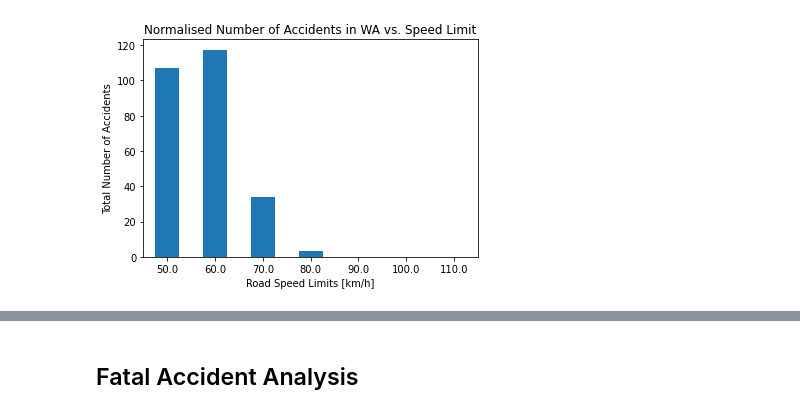
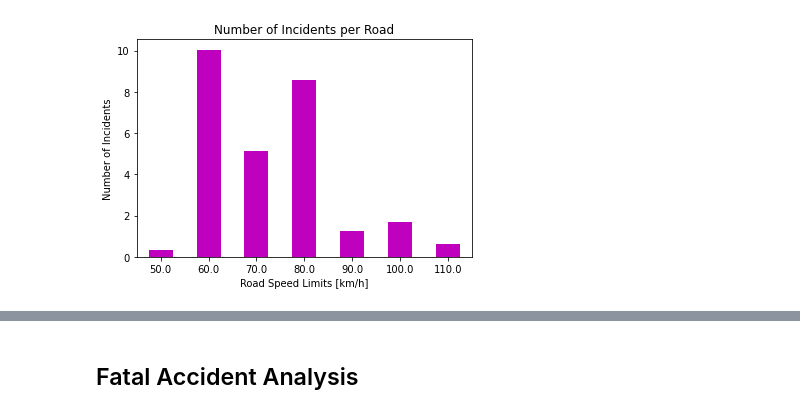
Before and after one commit to NZeinali/project_one, a Jupyter notebook: project1.ipynb, the cells around one changed output, grey strips where cells are left out. Cells and saved outputs as stored; diff of their text form; code cells hidden in the pictures.

```diff
--- a/project1.ipynb
+++ b/project1.ipynb
@@ -62,6 +67,9 @@ clean_merged_df=merged_df.loc[merged_df["SPEED_LIMIT"]!= \
 
 # Convert SPEED_LIMIT column from object to float
 clean_merged_df["SPEED_LIMIT"]=clean_merged_df["SPEED_LIMIT"].str.replace("km/h"," ").astype(float)
+clean_merged_df["CRASH_YEAR"]=clean_merged_df["CRASH_DATE"].str.split("/",expand=True)[2].astype(float)
+
+clean_merged_df.to_csv("merged_df.csv")
 clean_merged_df.head(2)
 # %% [output]
 A value is trying to be set on a copy of a slice from a DataFrame.
@@ -75,9 +88,9 @@ See the caveats in the documentation: https://pandas.pydata.org/pandas-docs/stab
 # %%
-# Cleaning speedlimit dataframe
-clean_speedlimit=speedlimit_df.loc[speedlimit_df["SPEED_LIMIT"]!= \
+# Cleaning speedlimit DataFrame
+clean_speedlimit_df=clean_speedlimit_df.loc[clean_speedlimit_df["SPEED_LIMIT"]!= \
     "50km/h applies in built up areas or 110km/h outside built up areas"]
 
 # Convert SPEED_LIMIT column from object to float
-clean_speedlimit["SPEED_LIMIT"]=clean_speedlimit["SPEED_LIMIT"].str.replace("km/h"," ").astype(float)
-clean_speedlimit.head(2)
+clean_speedlimit_df["SPEED_LIMIT"]=clean_speedlimit_df["SPEED_LIMIT"].str.replace("km/h"," ").astype(float)
+clean_speedlimit_df.head(2)
 # %% [output]
@@ -90,0 +102,11 @@ See the caveats in the documentation: https://pandas.pydata.org/pandas-docs/stab
+# %%
+# Total number of roads in WA per speed limit
+WA_roads_per_speedlimit = clean_speedlimit_df["SPEED_LIMIT"].value_counts().sort_index()
+WA_roads_per_speedlimit=WA_roads_per_speedlimit.loc[WA_roads_per_speedlimit.index>40]
+
+total_WA_roads = WA_roads_per_speedlimit.sum()
+
+WA_roads_fraction = WA_roads_per_speedlimit/total_WA_roads
+# Removing roads with speedlimit < 50km/h
+WA_roads_fraction = WA_roads_fraction.loc[WA_roads_fraction.index>40].sort_index()
+WA_roads_per_speedlimit
@@ -93,16 +142,6 @@ See the caveats in the documentation: https://pandas.pydata.org/pandas-docs/stab
 accident_count_per_speedlimit=clean_merged_df["SPEED_LIMIT"].value_counts()
 
 # Remove speed limits below 50km/h
-accident_count_per_speedlimit=accident_count_per_speedlimit.loc[accident_count_per_speedlimit.index>40]
-
-print("Number of accidents:")
-print(accident_count_per_speedlimit)
-
-# Count number of roads per speed limit
-road_count_per_speedlimit=(clean_speedlimit["SPEED_LIMIT"].value_counts())
-
-# Remove speed limits below 50km/h
-road_count_per_speedlimit=road_count_per_speedlimit.loc[road_count_per_speedlimit.index>40]
-print("Number of roads:")
-print(road_count_per_speedlimit)
+accident_count_per_speedlimit=accident_count_per_speedlimit.loc[accident_count_per_speedlimit.index>40].sort_index()
+accident_count_per_speedlimit
 # %% [output]
@@ -127,11 +182,8 @@ Name: SPEED_LIMIT, dtype: int64
 # %%
-#Normalise accident data
-total_roads=clean_speedlimit["SPEED_LIMIT"].sum()
-
-normalised_accidents_per_speedlimit=accident_count_per_speedlimit*road_count_per_speedlimit/total_roads
-normalised_accidents_per_speedlimit.plot(kind="bar", title="Normalised Number of Accidents in WA vs. Speed Limit",rot=0)
-plt.ylabel("Total Number of Accidents")
+normalised_accidents_per_speedlimit=accident_count_per_speedlimit/WA_roads_per_speedlimit
+normalised_accidents_per_speedlimit.plot(kind="bar", title="Number of Incidents per Road",rot=0,color="m")
+plt.ylabel("Number of Incidents")
 plt.xlabel("Road Speed Limits [km/h]")
 plt.show()
 # %% [output]
-[figure, old version]
+[figure, new version]
```
Also changed, not shown: parts of 35 cells of this notebook.
